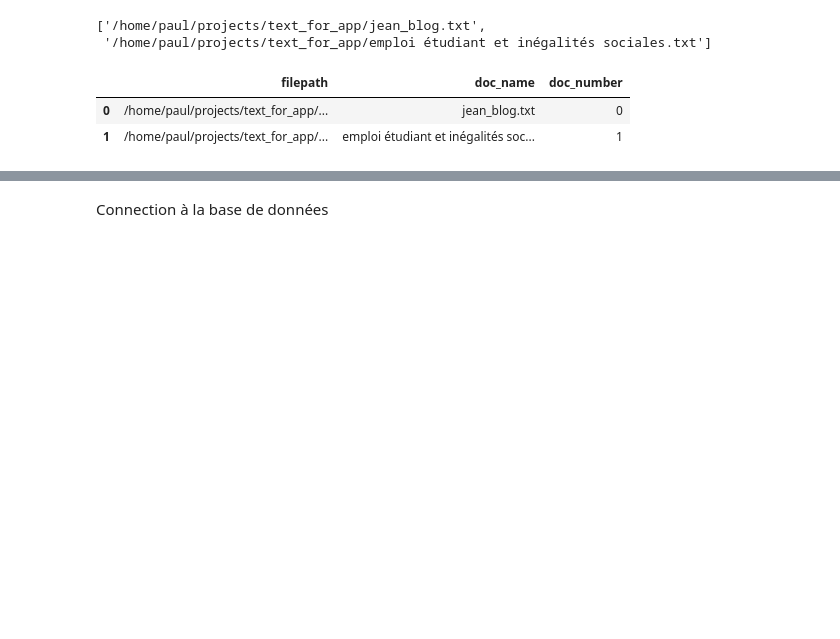
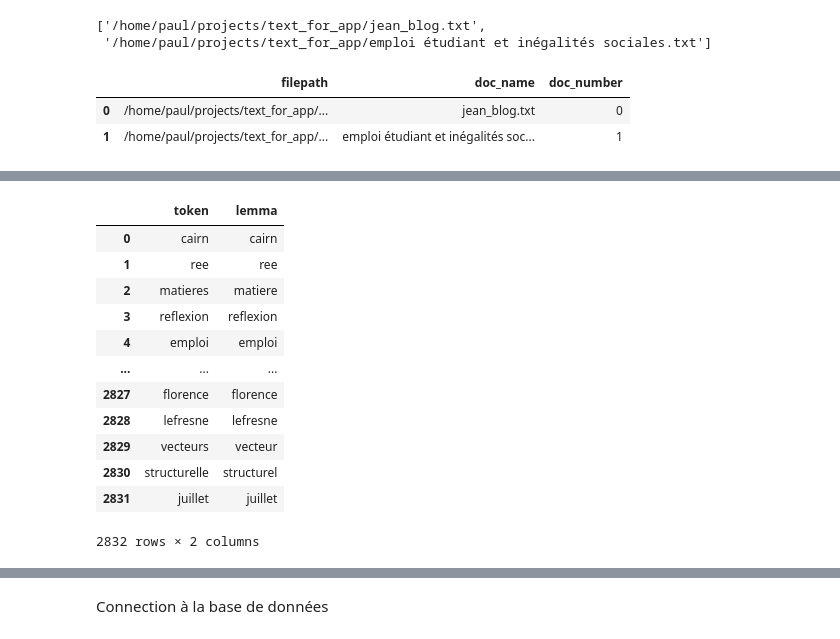
Before and after one commit to DRP-CB/text-explorer, a Jupyter notebook: notebook_exploratoire.ipynb, the cells around one changed output, grey strips where cells are left out. Saved outputs shown, nothing was run; the diff lists cells and outputs as text; code cells hidden in the pictures; blank space fills up the shorter version.

```diff
--- a/notebook_exploratoire.ipynb
+++ b/notebook_exploratoire.ipynb
@@ -106,8 +83,8 @@ pd.DataFrame({'token':tokens,
 # %%
 def get_vocab_table(processed_text):
     tokens, lemmas = [], []
-    for token in file_1_processed:
-        if not token.is_punct and not token.is_stop and not token.is_space:
+    for token in processed_text:
+        if not token.is_punct and not token.is_stop and not token.is_space and not token.is_digit:
             tokens.append(token.text.lower())
             lemmas.append(token.lemma_.lower())
     vocab_table = pd.DataFrame({'token':tokens,
@@ -115,4 +92,4 @@ def get_vocab_table(processed_text):
     return vocab_table
 # %%
 doc_1_vocab = get_vocab_table(file_1_processed)
-doc_1_vocab
+doc_2_vocab = get_vocab_table(file_2_processed)
@@ -151,0 +101,20 @@ from pyArango.graph import Graph, EdgeDefinition
+# %%
+index_table_vocab = doc_2_vocab
+# %%
+index_table_vocab = index_table_vocab.drop_duplicates().reset_index(drop=True)
+# %%
+index_table_vocab
+# %% [output]
+|  | token | lemma |
+| 0 | cairn | cairn |
+| 1 | ree | ree |
+| 2 | matieres | matiere |
+| 3 | reflexion | reflexion |
+| 4 | emploi | emploi |
+| ... | ... | ... |
+| 2827 | florence | florence |
+| 2828 | lefresne | lefresne |
+| 2829 | vecteurs | vecteur |
+| 2830 | structurelle | structurel |
+| 2831 | juillet | juillet |
+2832 rows × 2 columns
```
Also changed, not shown: parts of 26 cells of this notebook.
